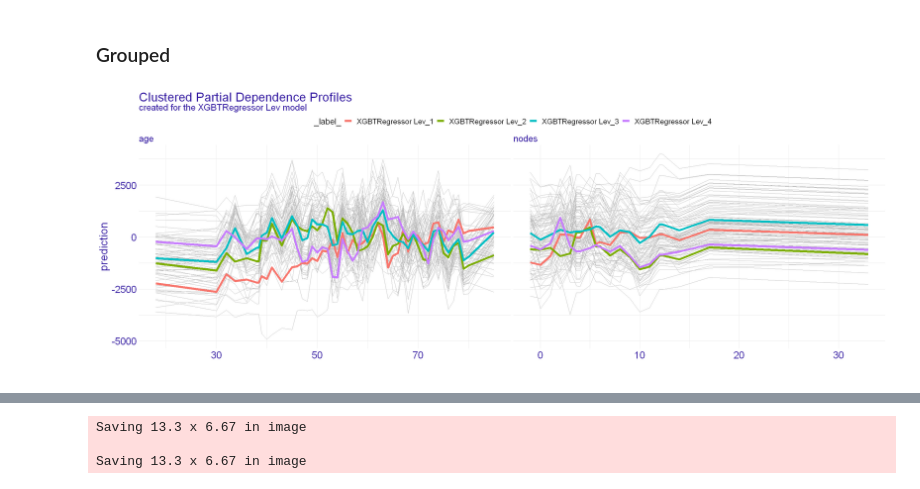
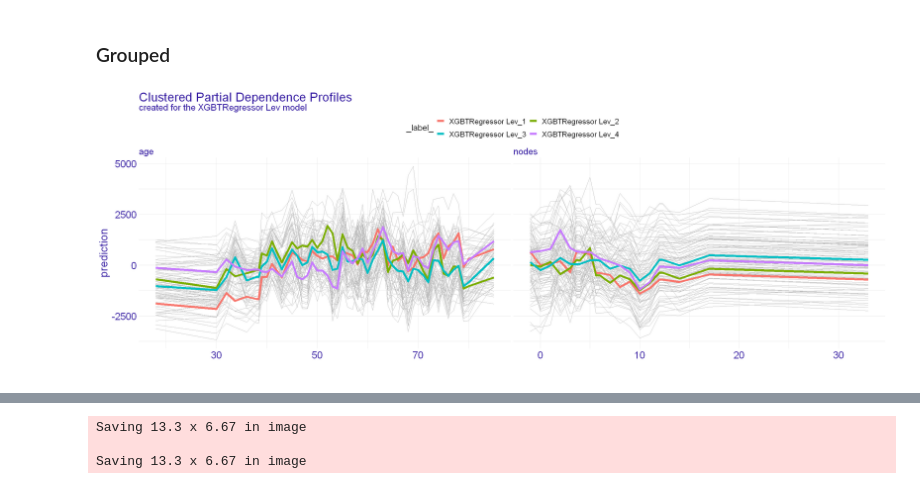
Before and after one commit to aleksandramiesiac/UpliftModelling_Iml_team4, a Jupyter notebook: explainations/PDP_R.ipynb, the cells around one changed output, grey strips where cells are left out. Drawn from its saved outputs; the diff is of its cells as text; code cells hidden in the pictures.

Commit message:
Improved plots and recreated images for PDP.

```diff
--- a/explainations/PDP_R.ipynb
+++ b/explainations/PDP_R.ipynb
@@ -184,15 +186,19 @@ Saving 13.3 x 6.67 in image
 # %%
 plot_grouped_Lev <- explainer_Lev %>>% model_profile(explained_vars, groups = "extent") %>>% plot(geom="profiles") %>>%
     fix_plot(adjust_title_margin = TRUE) %>>% `+`(ggtitle("Clustered Partial Dependence Profiles")) %>>% `+`(
         theme(
             strip.text = element_text(size = 18),
             plot.title = element_text(size = 25)
         )
+    ) %>>% `+`(
+        guides(
+            color = guide_legend(nrow = 2, byrow = TRUE)
+        )
     )
 
 plot_grouped_Lev
 # %% [output]
-[figure, old version]
+[figure, new version]
 # %%
 plot_grouped_Lev5FU <- explainer_Lev5FU %>>% model_profile(explained_vars, groups = "extent") %>>% plot(geom="profiles") %>>%
     fix_plot(adjust_title_margin = TRUE) %>>% `+`(ggtitle("Clustered Partial Dependence Profiles")) %>>% `+`(
```
Also changed, not shown: parts of 9 cells of this notebook, 10 other files.
